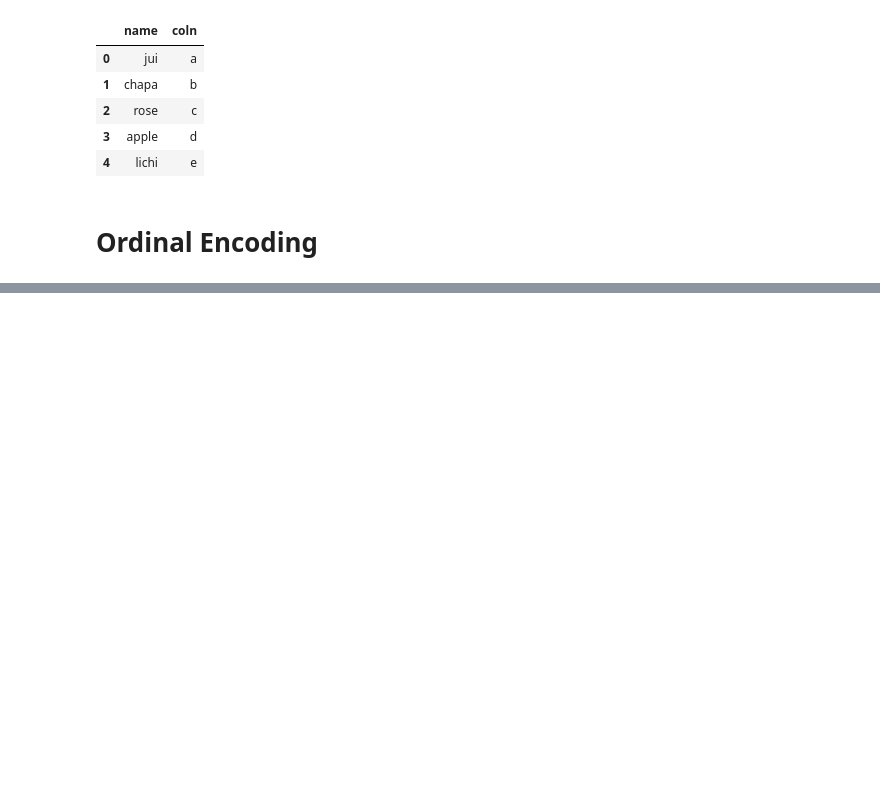
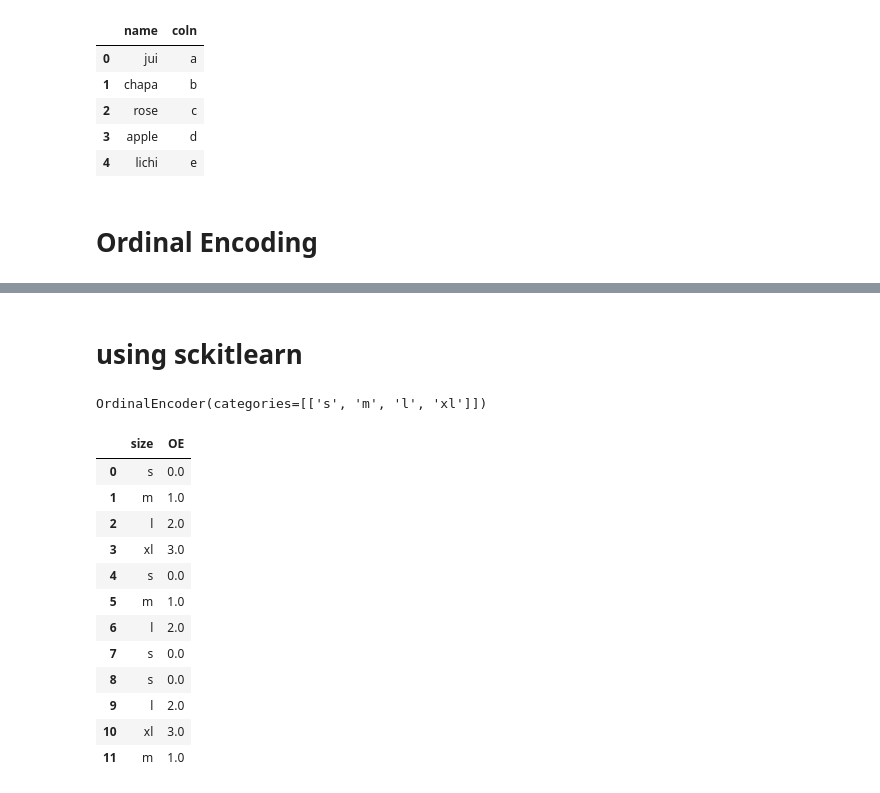
Before and after one commit to Ankitapaul1234/gc_ml, a Jupyter notebook: Encoding.ipynb, the cells around one changed output, grey strips where cells are left out. Drawn from its saved outputs; the diff is of its cells as text; code cells hidden in the pictures; blank space fills up the shorter version.

```diff
--- a/Encoding.ipynb
+++ b/Encoding.ipynb
@@ -43,3 +43,6 @@ new_df
 | 4 | lichi | e |
 # %% [markdown]
 # **Ordinal Encoding**
+# %%
+df_O=pd.DataFrame({"size":["s","m","l","xl","s","m","l","s","s","l","xl","m"]})
+df_O
@@ -45,0 +63,4 @@ new_df
+# %% [markdown]
+# **using sckitlearn**
+# %%
+ord_data = [["s","m","l","xl"]]
@@ -45,0 +69,5 @@ new_df
+# %%
+oe = OrdinalEncoder(categories=ord_data)
+oe.fit(df_O[["size"]])
+# %% [output]
+OrdinalEncoder(categories=[['s', 'm', 'l', 'xl']])
@@ -45,0 +76,16 @@ new_df
+# %%
+df_O
+# %% [output]
+|  | size | OE |
+| 0 | s | 0.0 |
+| 1 | m | 1.0 |
+| 2 | l | 2.0 |
+| 3 | xl | 3.0 |
+| 4 | s | 0.0 |
+| 5 | m | 1.0 |
+| 6 | l | 2.0 |
+| 7 | s | 0.0 |
+| 8 | s | 0.0 |
+| 9 | l | 2.0 |
+| 10 | xl | 3.0 |
+| 11 | m | 1.0 |
```
Also changed, not shown: parts of 8 cells of this notebook.
